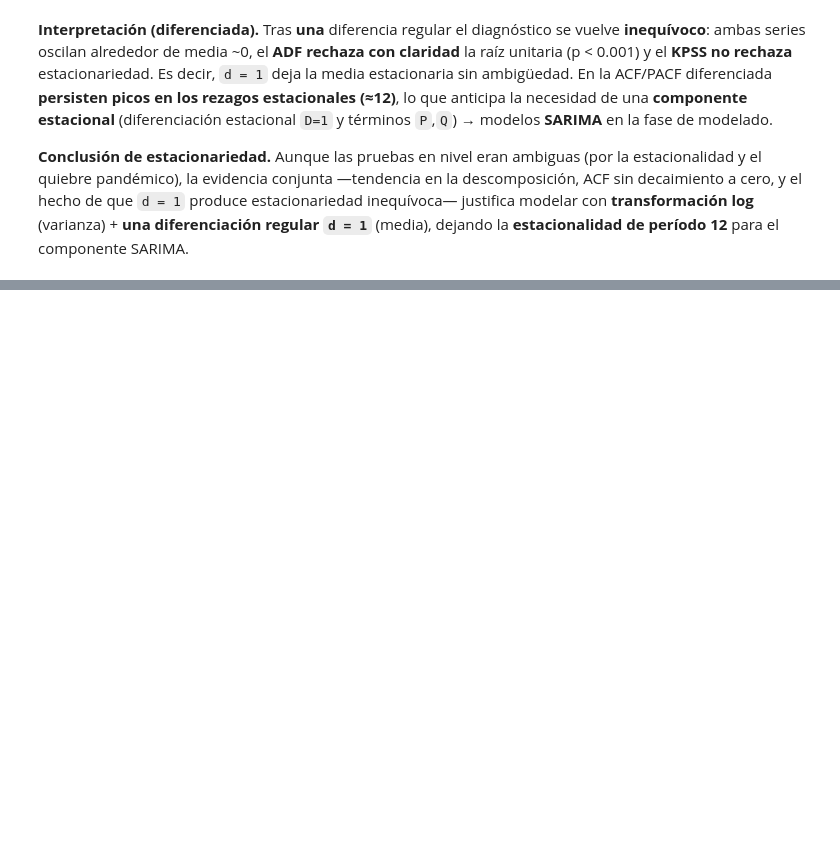
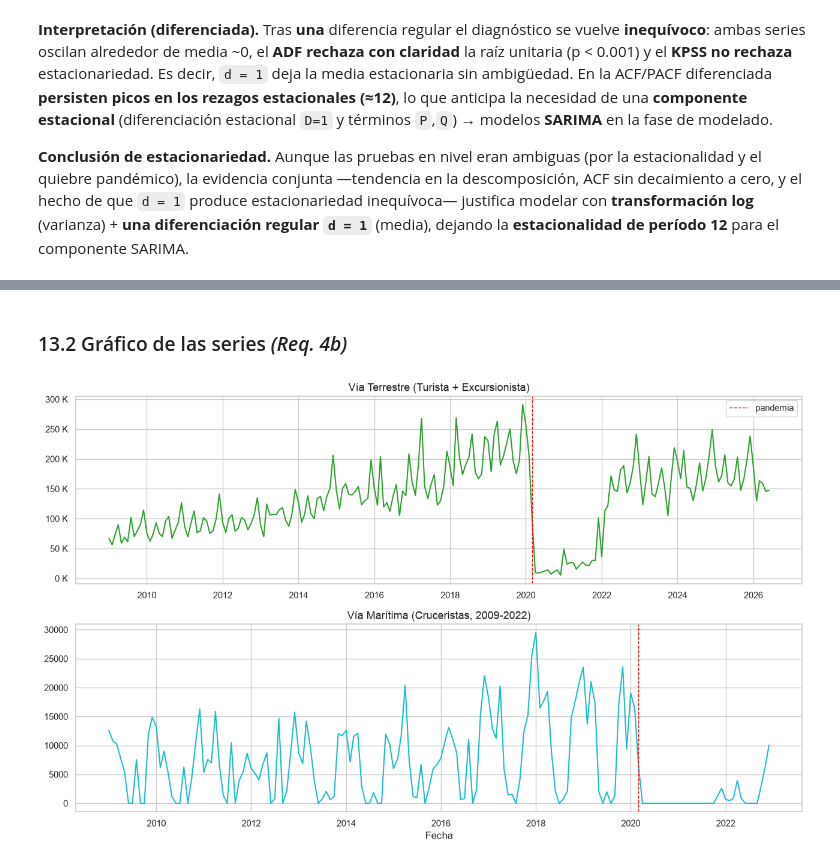
Before and after one commit to nicoCT04/Lab1DataScience, a Jupyter notebook: Lab1_Series_Tiempo.ipynb, the cells around one changed output, grey strips where cells are left out. Saved outputs shown, nothing was run; the diff lists cells and outputs as text; code cells hidden in the pictures; blank space fills up the shorter version.

Commit message:
series terrestre y maritima + analisis preliminar

```diff
--- a/Lab1_Series_Tiempo.ipynb
+++ b/Lab1_Series_Tiempo.ipynb
@@ -874,0 +873,17 @@ concentración en América y vía Terrestre, y efecto claro de la pandemia.
+# %%
+# --- Terrestre: Turista + Excursionista, rango completo ---
+serie_terrestre = (base[base["Vía"] == "Terrestre"]
+                   .groupby("Fecha")["Viajero"].sum().sort_index().asfreq("MS"))
+serie_terrestre.name = "Vía Terrestre (Turista+Excursionista)"
+
+# --- Marítima: Cruceristas, ventana 2009-2022 ---
+rango_mar = pd.date_range("2009-01-01", "2022-12-01", freq="MS")
+serie_maritima = (df[(df["Vía"] == "Marítima") & (df["Tipo de Viajero"] == "Cruceristas")]
+                  .groupby("Fecha")["Viajero"].sum().reindex(rango_mar))
+n_ceros_mar = serie_maritima.isna().sum()
+serie_maritima = serie_maritima.fillna(0.0).asfreq("MS")   # meses sin cruceros = 0
+serie_maritima.name = "Vía Marítima (Cruceristas)"
+
+print(f"Terrestre: n={len(serie_terrestre)}  NaN={serie_terrestre.isna().sum()}  min={serie_terrestre.min():,.0f}")
+print(f"Marítima : n={len(serie_maritima)}  meses en 0={int((serie_maritima==0).sum())}  "
+      f"(temporada baja de cruceros + cierre pandémico)")
@@ -874,0 +909,15 @@ concentración en América y vía Terrestre, y efecto claro de la pandemia.
+# %% [markdown]
+### 13.2 Gráfico de las series *(Req. 4b)*
+# %%
+fig, ax = plt.subplots(2, 1, figsize=(13, 8))
+ax[0].plot(serie_terrestre.index, serie_terrestre.values, color="#2ca02c")
+ax[0].axvline(pd.Timestamp("2020-03-01"), color="red", ls="--", lw=1, label="pandemia")
+ax[0].set_title("Vía Terrestre (Turista + Excursionista)"); ax[0].legend()
+ax[0].yaxis.set_major_formatter(mticker.FuncFormatter(lambda x, _: f"{x/1e3:,.0f} K"))
+
+ax[1].plot(serie_maritima.index, serie_maritima.values, color="#17becf")
+ax[1].axvline(pd.Timestamp("2020-03-01"), color="red", ls="--", lw=1)
+ax[1].set_title("Vía Marítima (Cruceristas, 2009-2022)"); ax[1].set_xlabel("Fecha")
+plt.tight_layout(); plt.show()
+# %% [output]
+[figure, added]
```
Also changed, not shown: parts of 19 cells of this notebook, 1 other file.
